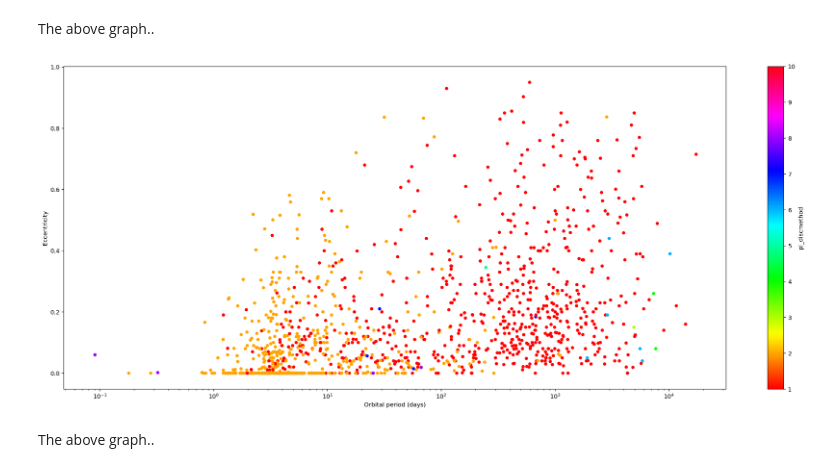
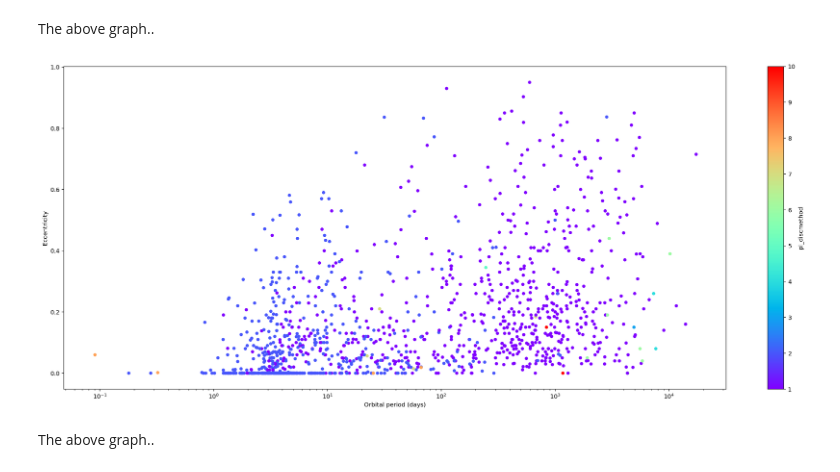
Before and after one commit to OWAINEDWARDS/DSFE-GroupProject, a Jupyter notebook: Exoplanets.ipynb, the cells around one changed output. Drawn from its saved outputs; the diff is of its cells as text; code cells hidden in the pictures.

```diff
--- a/Exoplanets.ipynb
+++ b/Exoplanets.ipynb
@@ -152,14 +161,14 @@ eccentricityPeriod = eccentricityPeriod[pd.notnull(eccentricityPeriod['pl_discme
 eccentricityPeriod = eccentricityPeriod[eccentricityPeriod['pl_orbper'] < 40000]
 # %%
 fig, ax = plt.subplots()
-eccentricityPeriod.plot(kind='scatter',x='pl_orbper', y='pl_orbeccen', c='pl_discmethod', ax=ax, colormap='hsv',figsize=(25, 10)) #Plots scatter graph
+eccentricityPeriod.plot(kind='scatter',x='pl_orbper', y='pl_orbeccen', c='pl_discmethod', ax=ax, colormap='rainbow',figsize=(25, 10)) #Plots scatter graph
 ax.set_xlabel("pl_orbper")
 ax.set_xscale("log")
 ax.set_ylabel("Eccentricity")
 ax.set_xlabel("Orbital period (days)")
 plt.show()
 # %% [output]
-[figure, old version]
+[figure, new version]
 # %% [markdown]
 The above graph..
 # %%
```
Also changed, not shown: parts of 14 cells of this notebook.
